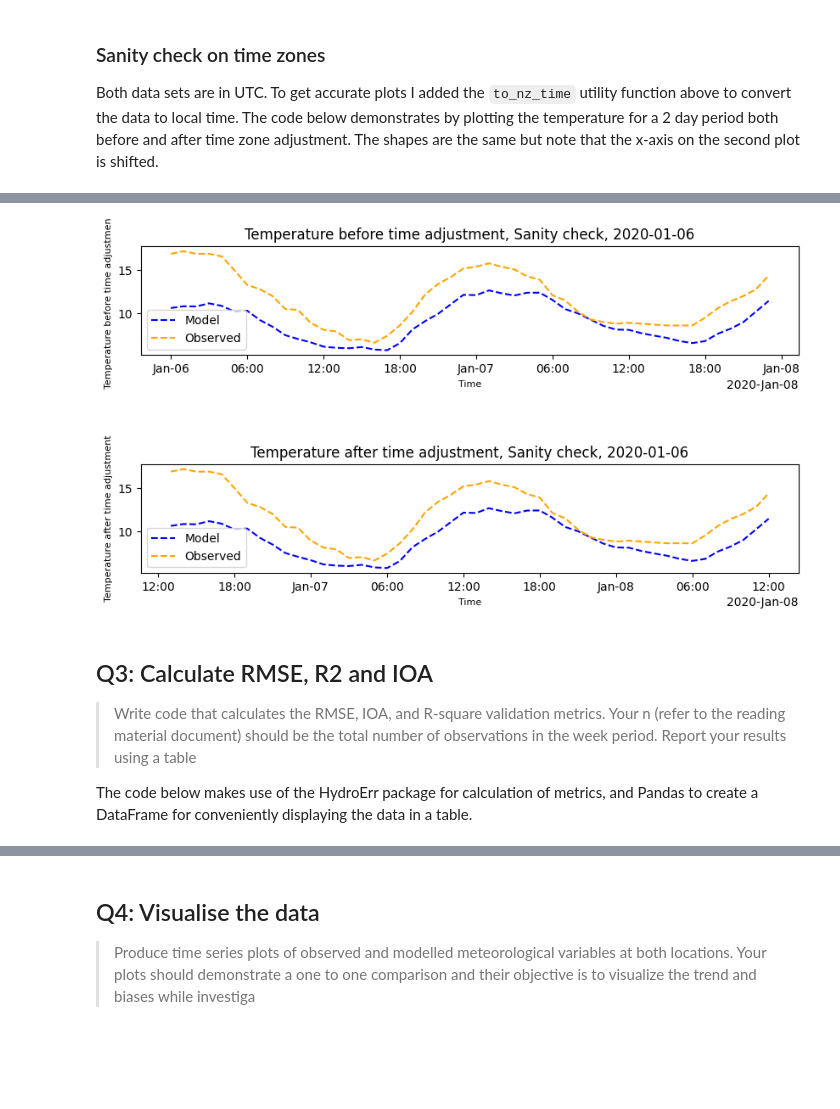
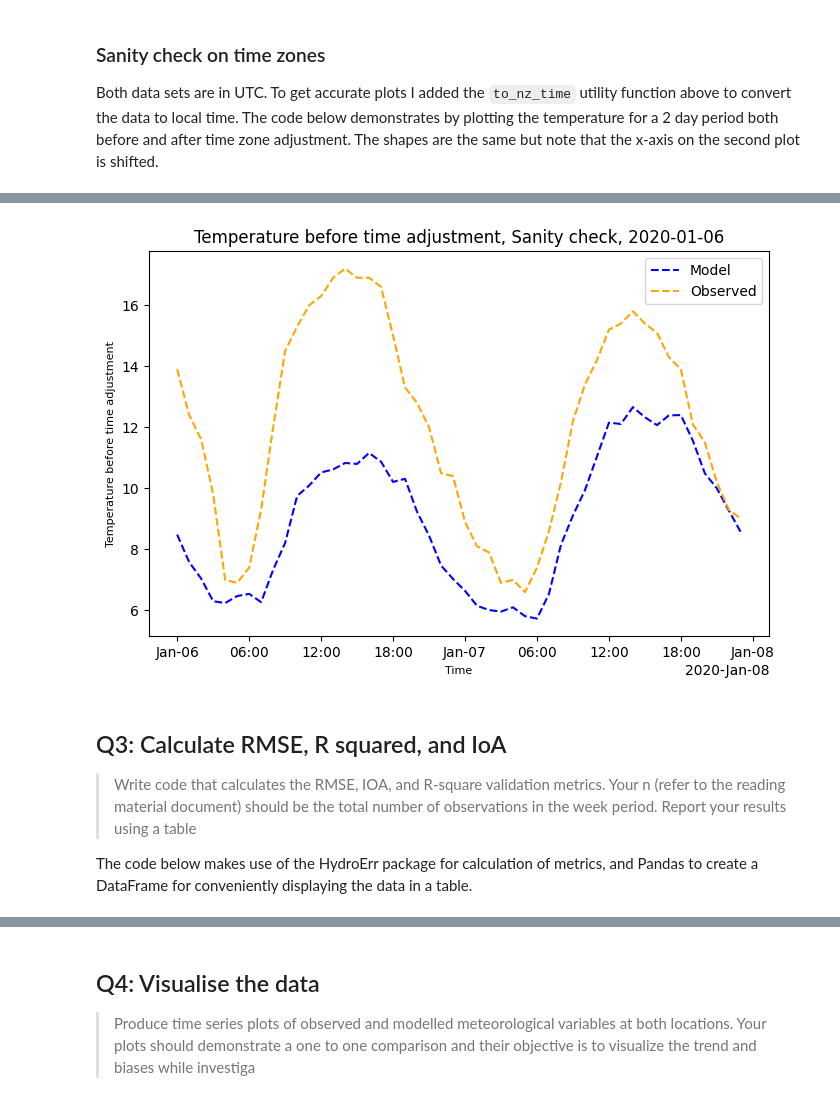
Before and after one commit to tineke-corin/GISC405, a Jupyter notebook: tco111_Ass02.ipynb, the cells around one changed output, grey strips where cells are left out. Cells and saved outputs as stored; diff of their text form; code cells hidden in the pictures; blank space fills up the shorter version.

```diff
--- a/tco111_Ass02.ipynb
+++ b/tco111_Ass02.ipynb
@@ -135,8 +151,7 @@ This code loads the two provided data files into an XArray dataset, and stores i
 # %%
-base_dir = Path("/home/UOCNT/tco111/GISC405")
-
 for k_ix, key in enumerate(STATIONS.keys()):
     stn = STATIONS[key]
-    file_path = base_dir / stn["filename"]
-    dataset = xr.open_dataset(file_path)
+    file_path = stn["filename"]
+    dataset = xr.open_dataset(f'./{file_path}')
+    dataset = to_nz_time(dataset)
     stn['dataset'] = dataset
@@ -163,6 +166,7 @@ The function 'extract_model_series' loads a time slice from the WRF data for a g
 def extract_model_series(data_type, start_date, end_date, location, height=2):
     date_obj = datetime.strptime(start_date, "%Y-%m-%d")
     dataset = xr.open_dataset(f"/mnt/data/MetService_WRF/{data_type}_{date_obj.year}{date_obj.month:02d}01000000.nc")
+    dataset = to_nz_time(dataset)
     time_slice = dataset.sel(time=slice(start_date, end_date))
     return time_slice[data_type].sel(height=height, lat=location['lat'], lon=location['lon'], method="nearest")
 # %% [markdown]
@@ -170,7 +174,8 @@ def extract_model_series(data_type, start_date, end_date, location, height=2):
 
 Both data sets are in UTC. To get accurate plots I added the `to_nz_time` utility function above to convert the data to local time. The code below demonstrates by plotting the temperature for a 2 day period both before and after time zone adjustment. The shapes are the same but note that the x-axis on the second plot is shifted.
 # %%
-# Sanity check: are both datasets in the same time zone?
+# Sanity check: are both datasets in NZ time zone?
+# If they are the the temperatures should peak just after midday rather than midnight.
 stn = STATIONS['Glentanner']
 d = { 'start_date': "2020-01-06", 'end_date': "2020-01-07" }
 obs = np.squeeze(stn['dataset'].temperature.sel(time=slice(d['start_date'], d['end_date'])))
@@ -179,19 +184,8 @@ pred = extract_model_series('T', d['start_date'], d['end_date'], stn['location']
 # Convert Kelvin to Celsius
 pred = pred - 273.15
 
-fig, ax = plt.subplots(2, 1, figsize=(10,5))
-
-print(pred['time'].values[:3])
-
-# The first plot shows that the data is in UTC for both datasets - the temperature peaks at just after midnight rather than just after midday.
-plot_model_vs_observations(pred, obs, 'Sanity check', d["start_date"], 'Temperature before time adjustment', ax[0])
-
-pred_2 = to_nz_time(pred)
-obs_2 = to_nz_time(obs)
-
-# The second plot shows that the datasets are now in local NZ time with temperature peacking at midday.
-plot_model_vs_observations(pred_2, obs_2, 'Sanity check', d["start_date"], 'Temperature after time adjustment', ax[1])
-
-plt.subplots_adjust(hspace=1.0)
+# Verify visually
+fig, ax = plt.subplots(1, 1, figsize=(8,5))
+plot_model_vs_observations(pred, obs, 'Sanity check', d["start_date"], 'Temperature before time adjustment', ax)
 plt.show()
 # %% [output]
@@ -200,6 +192,6 @@ plt.show()
-[figure, old version]
+[figure, new version]
 # %% [markdown]
-## Q3: Calculate RMSE, R2 and IOA
+## Q3: Calculate RMSE, R squared, and IoA
 
 > Write code that calculates the RMSE, IOA, and R-square validation metrics. Your n (refer to the
 > reading material document) should be the total number of observations in the week period.
```
Also changed, not shown: parts of 14 cells of this notebook.
